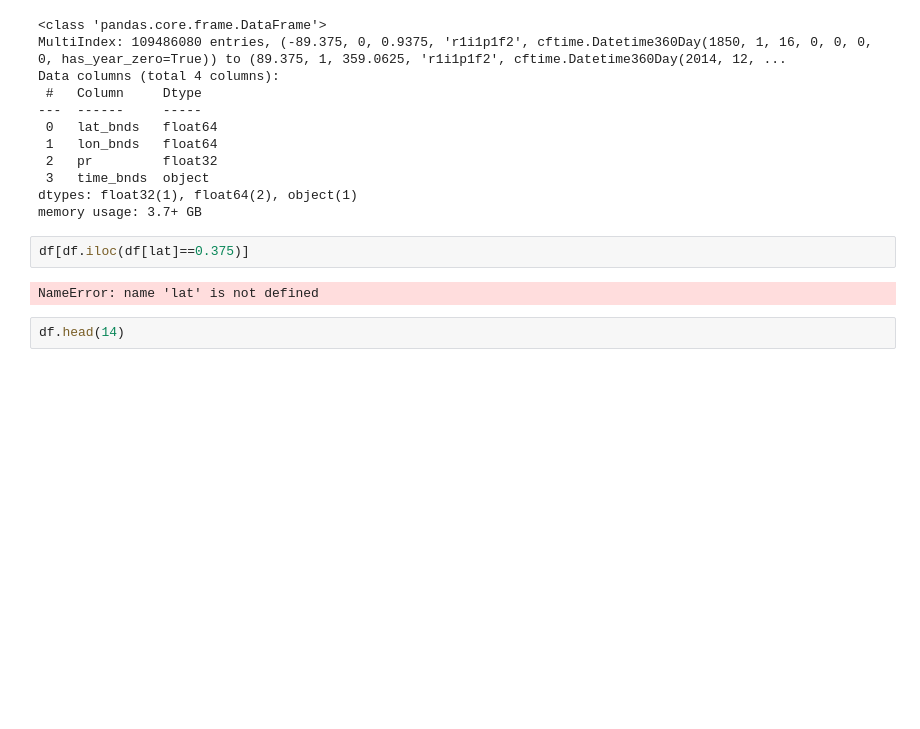
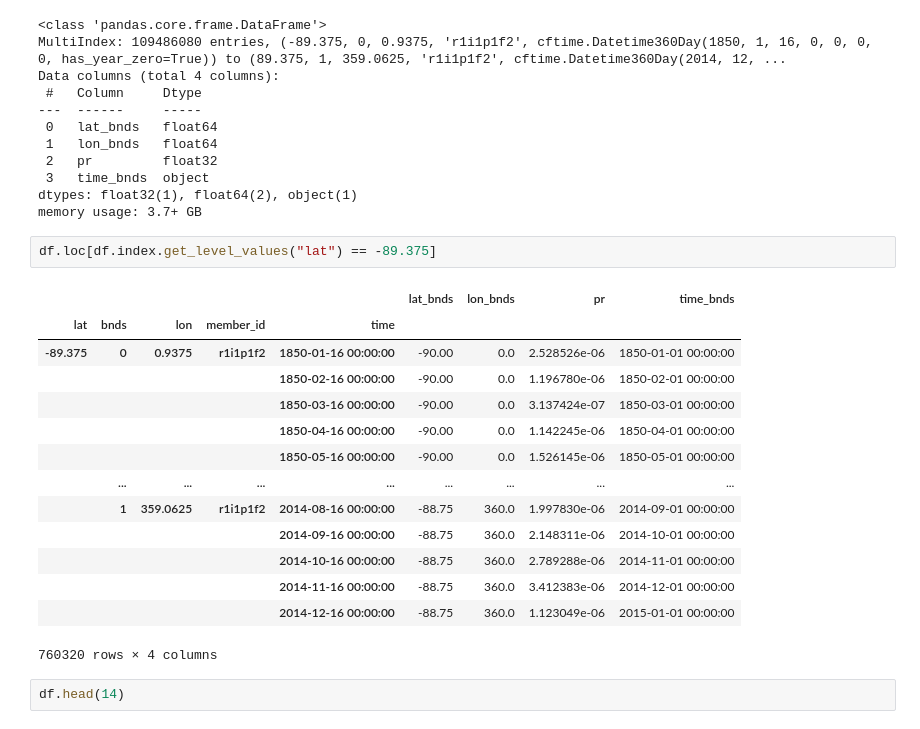
Before and after one commit to inwaves/climate-surrogate-model, a Jupyter notebook: Load_CMIP6_data.ipynb, the cells around one changed output. Drawn from its saved outputs; the diff is of its cells as text; blank space fills up the shorter version.

```diff
--- a/Load_CMIP6_data.ipynb
+++ b/Load_CMIP6_data.ipynb
@@ -171,9 +182,22 @@ Data columns (total 4 columns):
 dtypes: float32(1), float64(2), object(1)
 memory usage: 3.7+ GB
 # %%
-df[df.iloc(df[lat]==0.375)]
+df.loc[df.index.get_level_values("lat") == -89.375]
 # %% [output]
+|  |  |  |  |  | lat_bnds | lon_bnds | pr | time_bnds |
+| lat | bnds | lon | member_id | time |  |  |  |  |
+| -89.375 | 0 | 0.9375 | r1i1p1f2 | 1850-01-16 00:00:00 | -90.00 | 0.0 | 2.528526e-06 | 1850-01-01 00:00:00 |
+|  |  |  |  | 1850-02-16 00:00:00 | -90.00 | 0.0 | 1.196780e-06 | 1850-02-01 00:00:00 |
+|  |  |  |  | 1850-03-16 00:00:00 | -90.00 | 0.0 | 3.137424e-07 | 1850-03-01 00:00:00 |
+|  |  |  |  | 1850-04-16 00:00:00 | -90.00 | 0.0 | 1.142245e-06 | 1850-04-01 00:00:00 |
+|  |  |  |  | 1850-05-16 00:00:00 | -90.00 | 0.0 | 1.526145e-06 | 1850-05-01 00:00:00 |
+|  | ... | ... | ... | ... | ... | ... | ... | ... |
+|  | 1 | 359.0625 | r1i1p1f2 | 2014-08-16 00:00:00 | -88.75 | 360.0 | 1.997830e-06 | 2014-09-01 00:00:00 |
+|  |  |  |  | 2014-09-16 00:00:00 | -88.75 | 360.0 | 2.148311e-06 | 2014-10-01 00:00:00 |
+|  |  |  |  | 2014-10-16 00:00:00 | -88.75 | 360.0 | 2.789288e-06 | 2014-11-01 00:00:00 |
+|  |  |  |  | 2014-11-16 00:00:00 | -88.75 | 360.0 | 3.412383e-06 | 2014-12-01 00:00:00 |
+|  |  |  |  | 2014-12-16 00:00:00 | -88.75 | 360.0 | 1.123049e-06 | 2015-01-01 00:00:00 |
-NameError: name 'lat' is not defined
+760320 rows × 4 columns
 # %%
 df.head(14)
 # %% [output]
```
Also changed, not shown: parts of 4 cells of this notebook.
